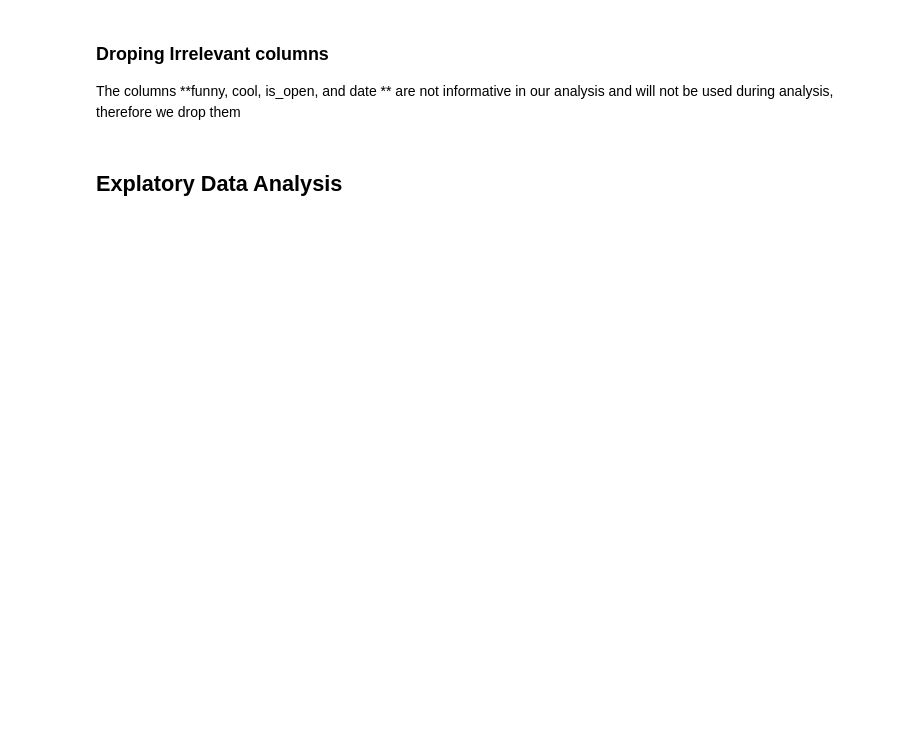
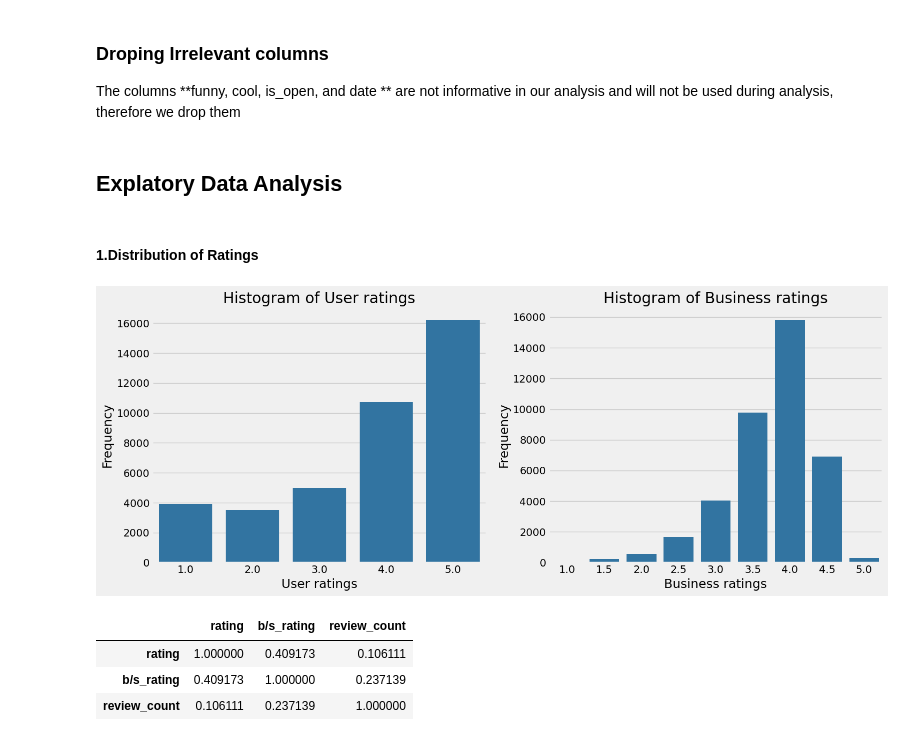
Before and after one commit to sha-ddie/Restaurant-Recommender-System, a Jupyter notebook: student.ipynb, the cells around one changed output. Drawn from its saved outputs; the diff is of its cells as text; code cells hidden in the pictures; blank space fills up the shorter version.

```diff
--- a/student.ipynb
+++ b/student.ipynb
@@ -339,3 +339,41 @@ cols=['review_id','postal_code','funny', 'cool', 'is_open', 'date']
 data.drop(columns=cols, axis=1, inplace=True)
 # %% [markdown]
 ## Explatory Data Analysis
+# %% [markdown]
+#### 1.Distribution of Ratings
+# %%
+# Assuming you have a DataFrame named 'df' and two numerical columns 'column1' and 'column2'
+column1 = 'rating'
+column2 = 'b/s_rating'
+
+# Create a figure with subplots
+fig, axes = plt.subplots(1, 2, figsize=(15, 6))  # Adjust the figsize as needed
+
+# Create histograms for column1 and column2
+
+sns.countplot(data=data, x=column1 ,ax=axes[0] , color='tab:blue')
+# Adjust the number of bins as needed
+axes[0].set_xlabel("User ratings")
+axes[0].set_ylabel('Frequency')
+axes[0].set_title(f'Histogram of User ratings')
+
+sns.countplot(data=data, x=column2 ,ax=axes[1] ,color='tab:blue')
+  # Adjust the number of bins as needed
+axes[1].set_xlabel("Business ratings")
+axes[1].set_ylabel('Frequency')
+axes[1].set_title(f'Histogram of Business ratings')
+# Adjust the spacing between subplots
+plt.tight_layout()
+
+# Show the plots
+plt.show()
+# %% [output]
+[figure, added]
+# %%
+df_1 = data[['rating', 'b/s_rating', 'review_count']]
+df_1.corr()
+# %% [output]
+|  | rating | b/s_rating | review_count |
+| rating | 1.000000 | 0.409173 | 0.106111 |
+| b/s_rating | 0.409173 | 1.000000 | 0.237139 |
+| review_count | 0.106111 | 0.237139 | 1.000000 |
```
Also changed, not shown: parts of 15 cells of this notebook.
